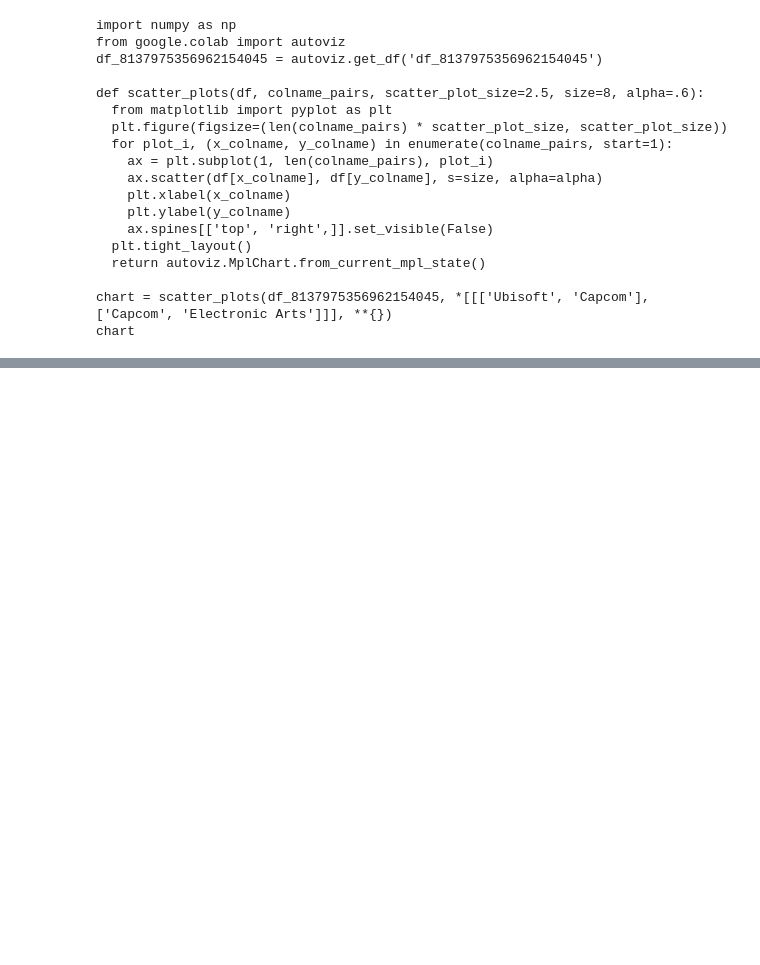
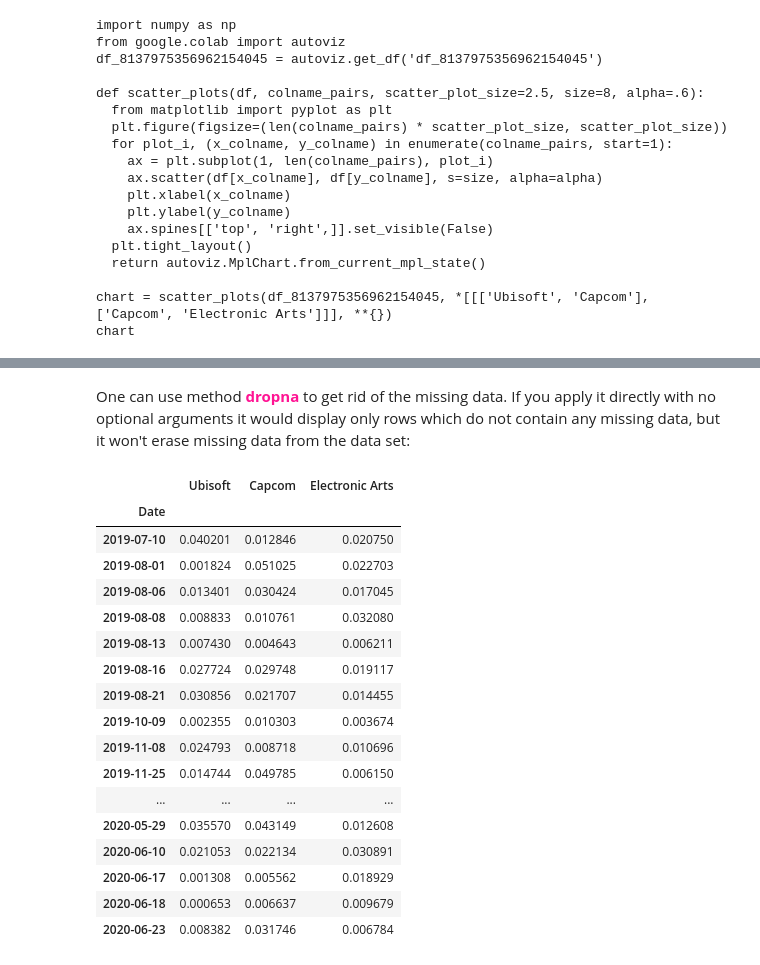
Before and after one commit to raketic-ognjen/Bootcamp_Lesson_8_Introduction-to-Pandas, a Jupyter notebook: bootcamp-lesson-8-introduction-to-pandas.ipynb, the cells around one changed output, grey strips where cells are left out. Saved outputs shown, nothing was run; the diff lists cells and outputs as text; code cells hidden in the pictures; blank space fills up the shorter version.

```diff
--- a/bootcamp-lesson-8-introduction-to-pandas.ipynb
+++ b/bootcamp-lesson-8-introduction-to-pandas.ipynb
@@ -834,0 +888,4 @@ chart
+# %%
+cond2=df3 > 0
+df3c = df3[cond2]
+df3c
@@ -834,0 +907,23 @@ chart
+# %% [markdown]
+One can use method <font color='DeepPink'><b>dropna</b></font> to get rid of the missing data. If you apply it directly with no optional arguments it would display only rows which do not contain any missing data, but it won't erase missing data from the data set:
+# %%
+df3c.dropna() # This drops rows where at least one element in the row is NaN
+# %% [output]
+|  | Ubisoft | Capcom | Electronic Arts |
+| Date |  |  |  |
+| 2019-07-10 | 0.040201 | 0.012846 | 0.020750 |
+| 2019-08-01 | 0.001824 | 0.051025 | 0.022703 |
+| 2019-08-06 | 0.013401 | 0.030424 | 0.017045 |
+| 2019-08-08 | 0.008833 | 0.010761 | 0.032080 |
+| 2019-08-13 | 0.007430 | 0.004643 | 0.006211 |
+| 2019-08-16 | 0.027724 | 0.029748 | 0.019117 |
+| 2019-08-21 | 0.030856 | 0.021707 | 0.014455 |
+| 2019-10-09 | 0.002355 | 0.010303 | 0.003674 |
+| 2019-11-08 | 0.024793 | 0.008718 | 0.010696 |
+| 2019-11-25 | 0.014744 | 0.049785 | 0.006150 |
+| ... | ... | ... | ... |
+| 2020-05-29 | 0.035570 | 0.043149 | 0.012608 |
+| 2020-06-10 | 0.021053 | 0.022134 | 0.030891 |
+| 2020-06-17 | 0.001308 | 0.005562 | 0.018929 |
+| 2020-06-18 | 0.000653 | 0.006637 | 0.009679 |
+| 2020-06-23 | 0.008382 | 0.031746 | 0.006784 |
```
Also changed, not shown: parts of 9 cells of this notebook.
